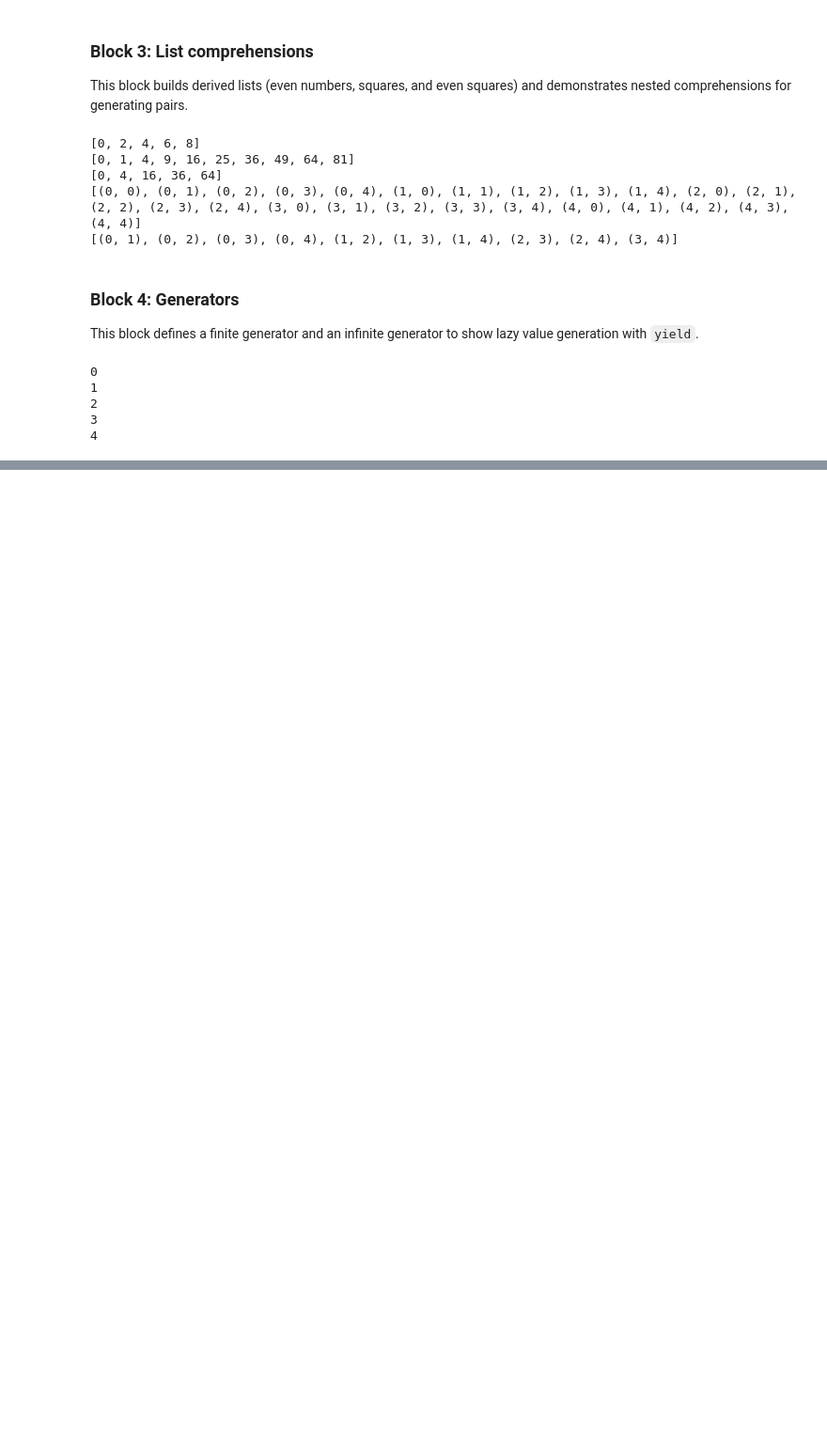
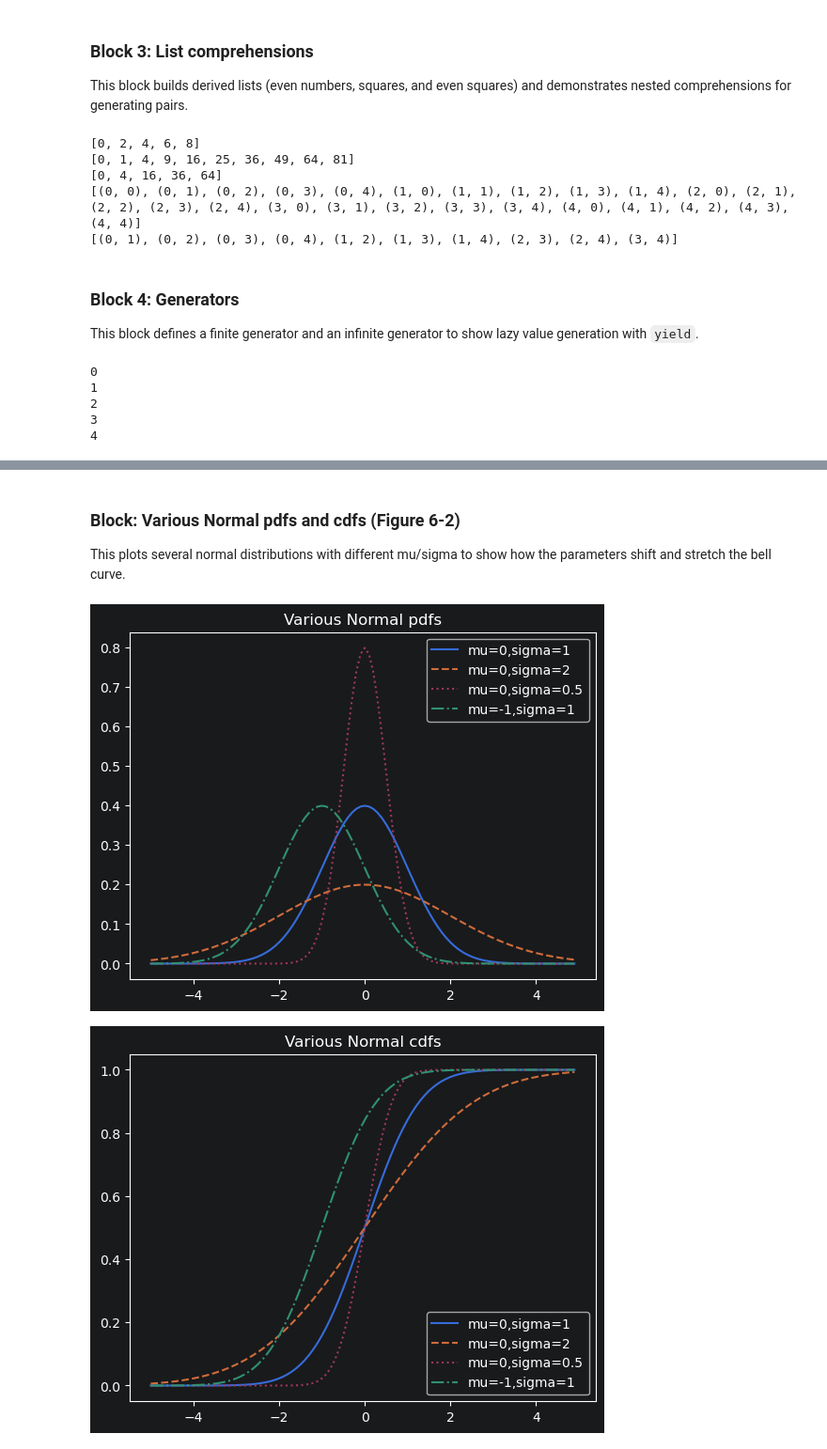
Before and after one commit to imtiazzarif/dsfs-notes, a Jupyter notebook: dsfs.ipynb, the cells around one changed output, grey strips where cells are left out. Shown at 94% size. Drawn from its saved outputs; the diff is of its cells as text; code cells hidden in the pictures; blank space fills up the shorter version.

```diff
--- a/dsfs.ipynb
+++ b/dsfs.ipynb
@@ -69,0 +947,44 @@ def natural_numbers():
+# %% [markdown]
+### Block: Various Normal pdfs and cdfs (Figure 6-2)
+This plots several normal distributions with different mu/sigma to show how the parameters shift and stretch the bell curve.
+# %%
+import math
+import matplotlib.pyplot as plt
+
+SQRT_TWO_PI = math.sqrt(2 * math.pi)
+
+def normal_pdf(x: float, mu: float = 0, sigma: float = 1) -> float:
+    return (math.exp(-(x - mu) ** 2 / (2 * sigma ** 2)) / (SQRT_TWO_PI * sigma))
+
+xs = [x / 10.0 for x in range(-50, 50)]
+plt.plot(xs, [normal_pdf(x, sigma=1) for x in xs], '-', label='mu=0,sigma=1')
+plt.plot(xs, [normal_pdf(x, sigma=2) for x in xs], '--', label='mu=0,sigma=2')
+plt.plot(xs, [normal_pdf(x, sigma=0.5) for x in xs], ':', label='mu=0,sigma=0.5')
+plt.plot(xs, [normal_pdf(x, mu=-1) for x in xs], '-.', label='mu=-1,sigma=1')
+plt.legend()
+plt.title("Various Normal pdfs")
+plt.show()
+#various normal cdf
+def normal_cdf(x: float, mu: float = 0, sigma: float = 1) -> float:
+    """The probability that a normal random variable is <= x"""
+    # here's the twist: there's no simple closed-form way to integrate
+    # the bell curve directly, but math.erf (the "error function") already
+    # does almost exactly that integral, just centered/scaled differently.
+    # so normal_cdf is really just erf wearing a normal-distribution costume
+    return (1 + math.erf((x - mu) / math.sqrt(2) / sigma)) / 2
+xs = [x / 10.0
+for x in range(-50, 50)]
+plt.plot(xs,[normal_cdf(x,sigma=1)
+for x in xs],'-',label='mu=0,sigma=1')
+plt.plot(xs,[normal_cdf(x,sigma=2)
+for x in xs],'--',label='mu=0,sigma=2')
+plt.plot(xs,[normal_cdf(x,sigma=0.5)
+for x in xs],':',label='mu=0,sigma=0.5')
+plt.plot(xs,[normal_cdf(x,mu=-1)
+for x in xs],'-.',label='mu=-1,sigma=1')
+plt.legend(loc=4) # bottom right
+plt.title("Various Normal cdfs")
+plt.show()
+# %% [output]
+[figure, added]
+[figure, added]
```
Also changed, not shown: parts of 43 cells of this notebook.
